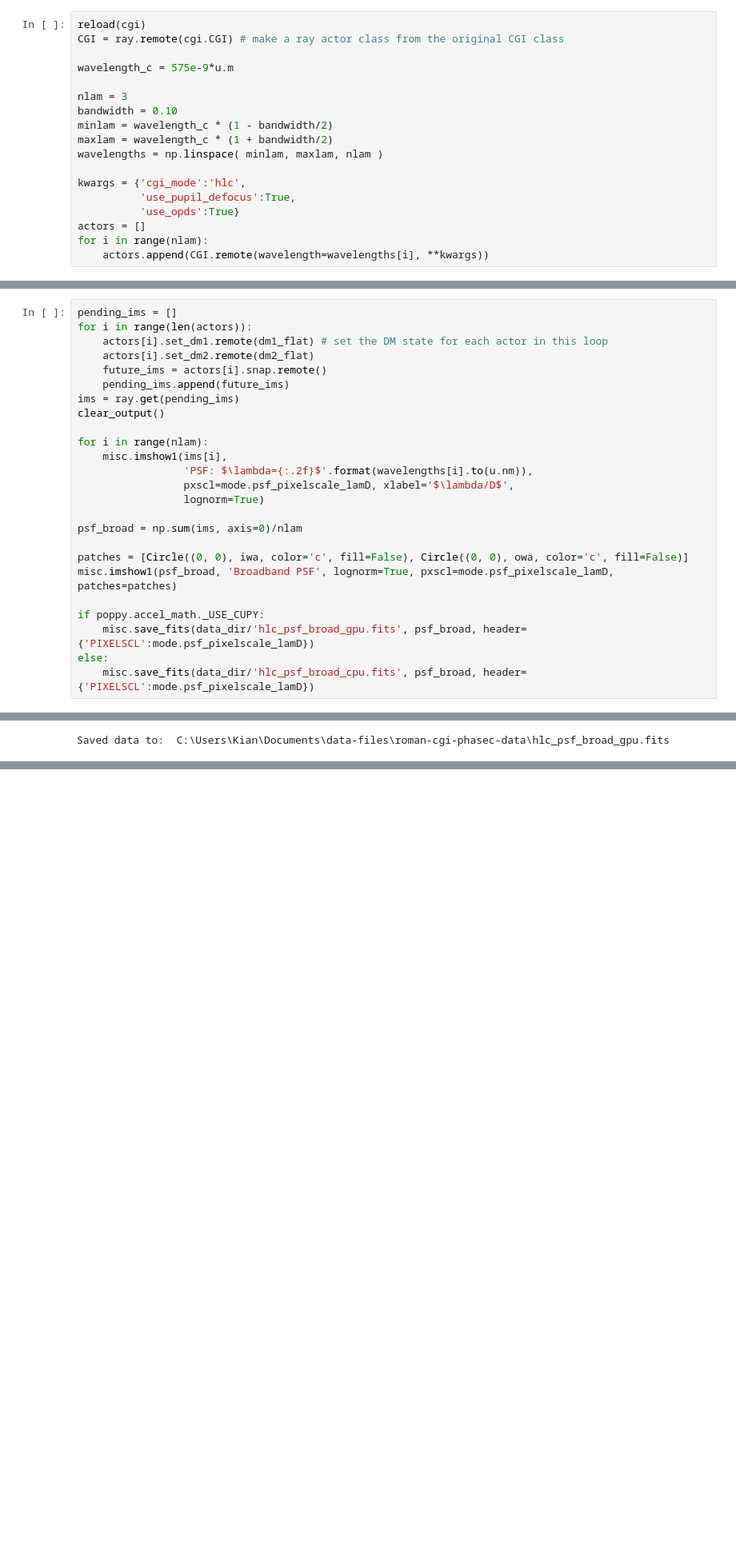
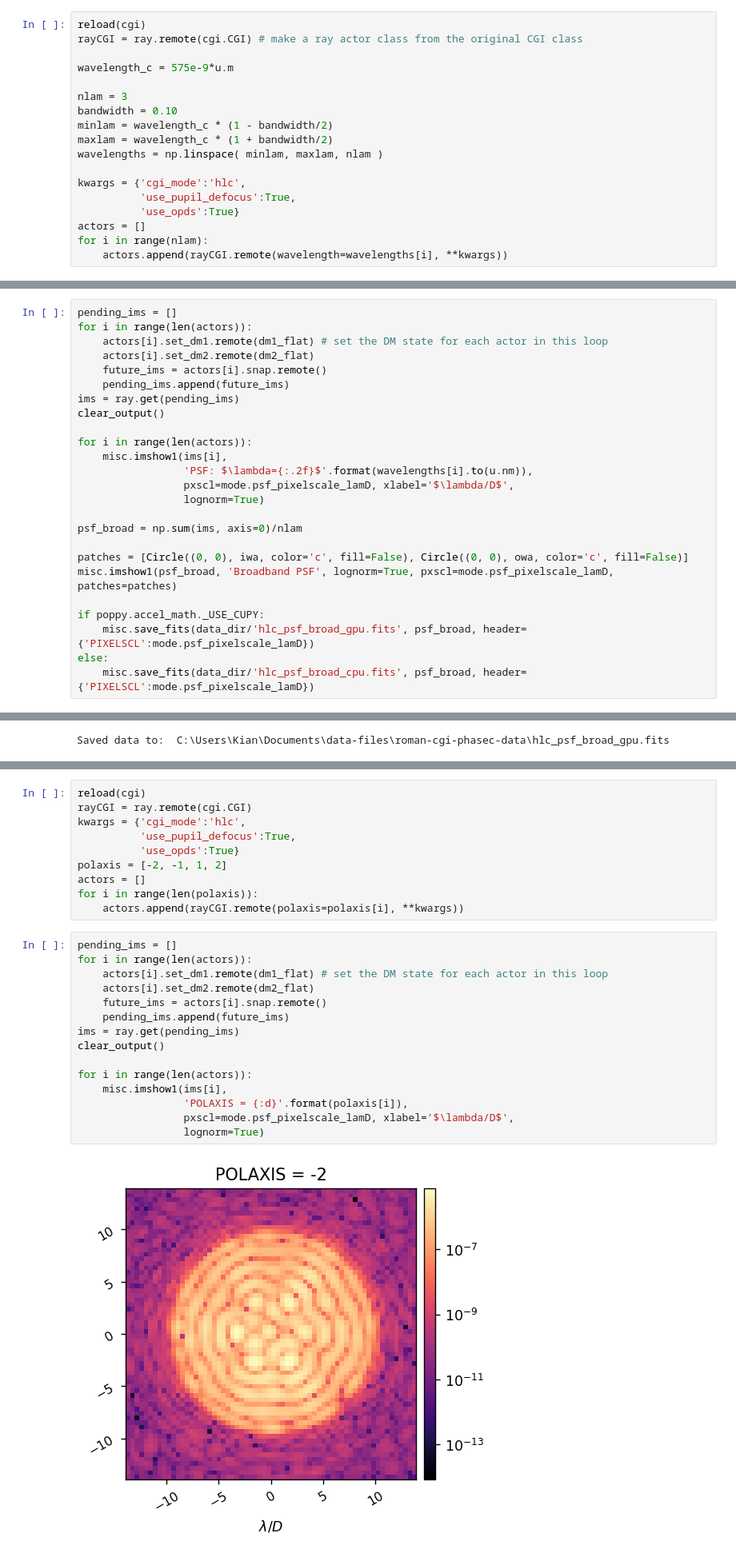
Before and after one commit to kian1377/cgi_phasec_poppy, a Jupyter notebook: example-notebooks/poppy_hlc_tests.ipynb, the cells around one changed output, grey strips where cells are left out. Shown at 80% size. Cells and saved outputs as stored; diff of their text form; blank space fills up the shorter version.

```diff
--- a/example-notebooks/poppy_hlc_tests.ipynb
+++ b/example-notebooks/poppy_hlc_tests.ipynb
@@ -101,7 +104,7 @@ wf = mode.calc_psf(quiet=True)
 num_gpus can be set to whatever fractional GPU the user desires, but this can cause issues when using many actors at once. For example, if your GPU doesn't have the computational capabilities or memory to assign each actor to 1/10 of the GPU, than this will make the code run slower, not faster.
 # %%
 reload(cgi)
-CGI = ray.remote(cgi.CGI) # make a ray actor class from the original CGI class
+rayCGI = ray.remote(cgi.CGI) # make a ray actor class from the original CGI class
 
 wavelength_c = 575e-9*u.m
 
@@ -116,7 +119,7 @@ kwargs = {'cgi_mode':'hlc',
           'use_opds':True}
 actors = []
 for i in range(nlam):
-    actors.append(CGI.remote(wavelength=wavelengths[i], **kwargs))
+    actors.append(rayCGI.remote(wavelength=wavelengths[i], **kwargs))
 # %% [markdown]
 ### Calculate each image by calling the remote function of each actor.
 # %%
@@ -129,7 +132,7 @@ for i in range(len(actors)):
 ims = ray.get(pending_ims)
 clear_output()
 
-for i in range(nlam):
+for i in range(len(actors)):
     misc.imshow1(ims[i],
                  'PSF: $\lambda={:.2f}$'.format(wavelengths[i].to(u.nm)),
                  pxscl=mode.psf_pixelscale_lamD, xlabel='$\lambda/D$',
@@ -152,0 +158,27 @@ Saved data to:  C:\Users\Kian\Documents\data-files\roman-cgi-phasec-data\hlc_psf
+# %%
+reload(cgi)
+rayCGI = ray.remote(cgi.CGI)
+kwargs = {'cgi_mode':'hlc',
+          'use_pupil_defocus':True,
+          'use_opds':True}
+polaxis = [-2, -1, 1, 2]
+actors = []
+for i in range(len(polaxis)):
+    actors.append(rayCGI.remote(polaxis=polaxis[i], **kwargs))
+# %%
+pending_ims = []
+for i in range(len(actors)):
+    actors[i].set_dm1.remote(dm1_flat) # set the DM state for each actor in this loop
+    actors[i].set_dm2.remote(dm2_flat)
+    future_ims = actors[i].snap.remote()
+    pending_ims.append(future_ims)
+ims = ray.get(pending_ims)
+clear_output()
+
+for i in range(len(actors)):
+    misc.imshow1(ims[i],
+                 'POLAXIS = {:d}'.format(polaxis[i]),
+                 pxscl=mode.psf_pixelscale_lamD, xlabel='$\lambda/D$',
+                 lognorm=True)
+# %% [output]
+[figure, added]
```
Also changed, not shown: parts of 6 cells of this notebook, 3 other files.
